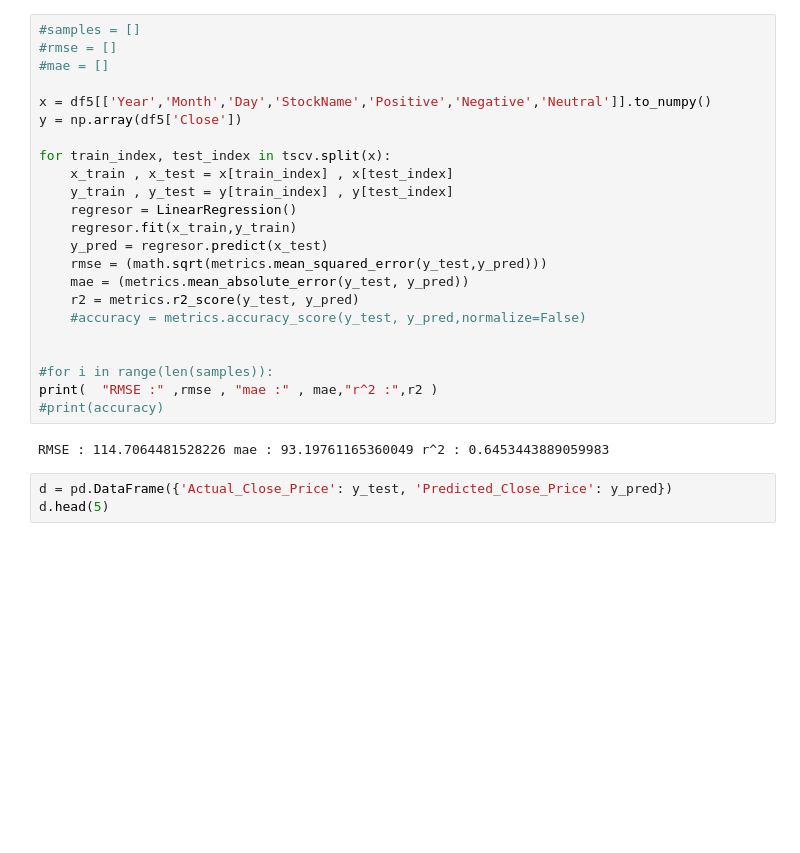
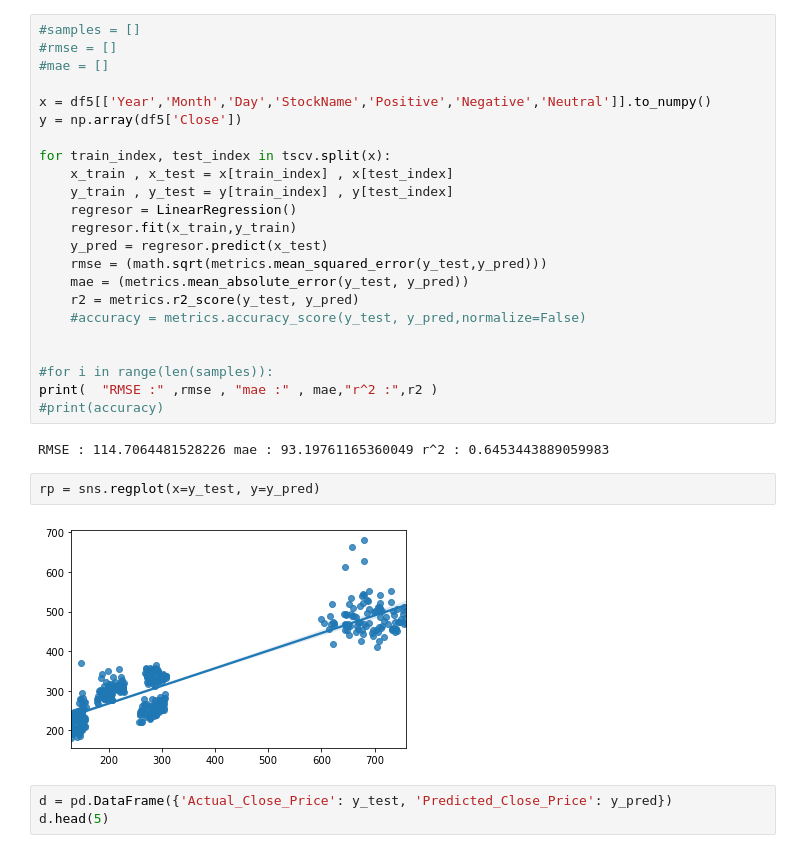
Before and after one commit to anirudhsaxena13/Technocolabs-Internship, a Jupyter notebook: modeling1.ipynb, the cells around one changed output. Drawn from its saved outputs; the diff is of its cells as text; blank space fills up the shorter version.

```diff
--- a/modeling1.ipynb
+++ b/modeling1.ipynb
@@ -197,6 +212,10 @@ print(  "RMSE :" ,rmse , "mae :" , mae,"r^2 :",r2 )
 #print(accuracy)
 # %% [output]
 RMSE : 114.7064481528226 mae : 93.19761165360049 r^2 : 0.6453443889059983
+# %%
+rp = sns.regplot(x=y_test, y=y_pred)
+# %% [output]
+[figure, added]
 # %%
 d = pd.DataFrame({'Actual_Close_Price': y_test, 'Predicted_Close_Price': y_pred})
 d.head(5)
```
Also changed, not shown: parts of 10 cells of this notebook.
